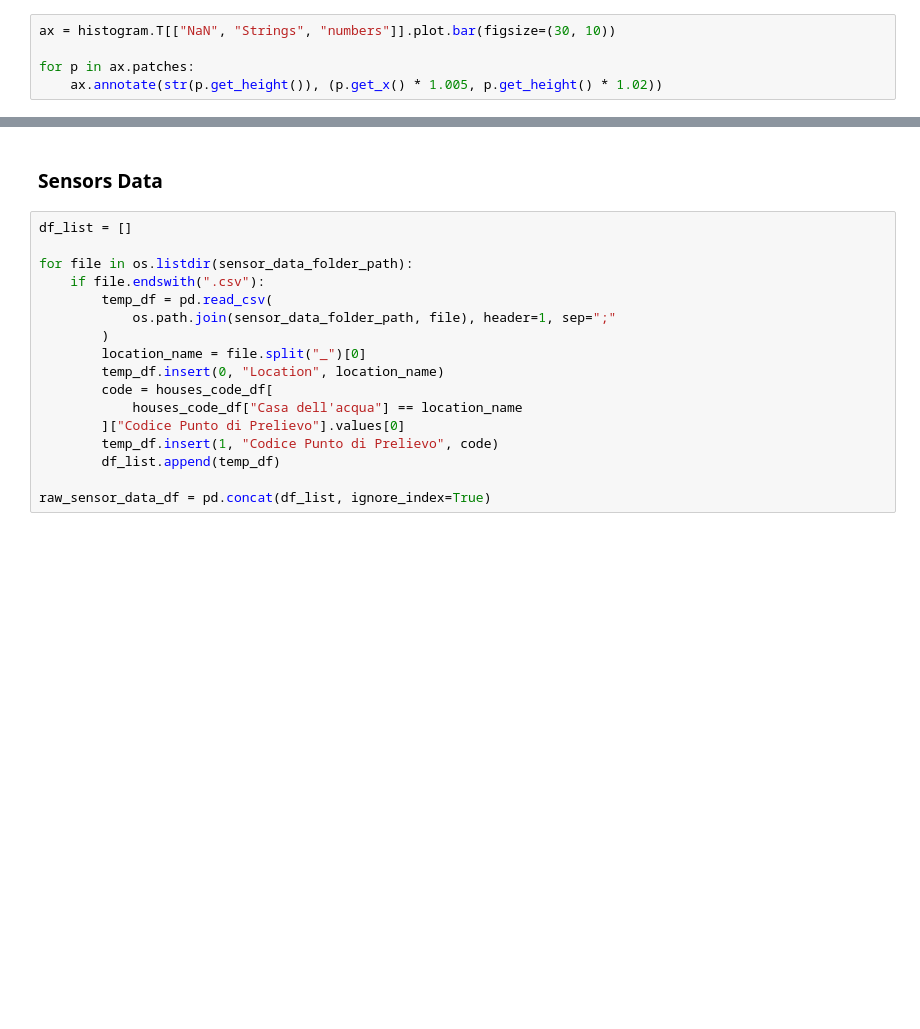
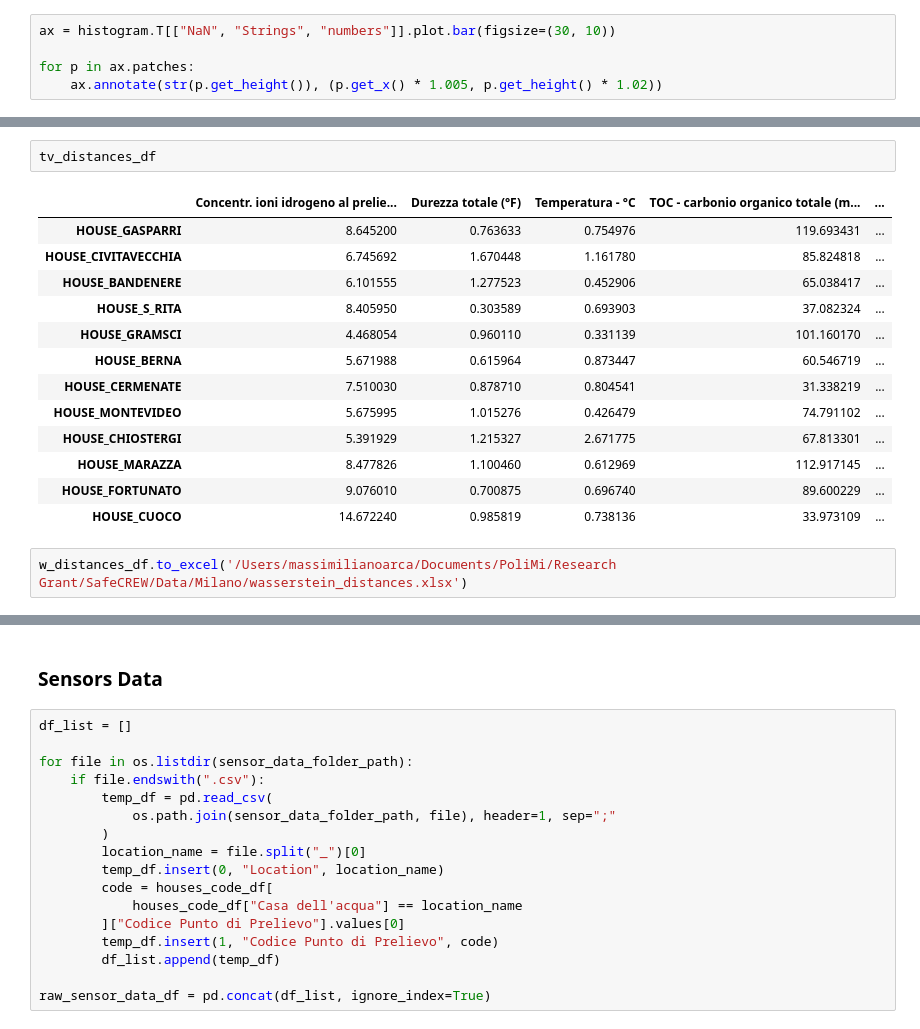
Before and after one commit to MassimilianoArca/SafeCREW, a Jupyter notebook: safecrew/milan/data_analysis/supply_points.ipynb, the cells around one changed output, grey strips where cells are left out. Drawn from its saved outputs; the diff is of its cells as text; blank space fills up the shorter version.

```diff
--- a/safecrew/milan/data_analysis/supply_points.ipynb
+++ b/safecrew/milan/data_analysis/supply_points.ipynb
@@ -169,0 +439,18 @@ for punto in grab_samples_df["Codice punto di prelievo"].unique():
+# %%
+tv_distances_df
+# %% [output]
+|  | Concentr. ioni idrogeno al prelie... | Durezza totale (°F) | Temperatura - °C | TOC - carbonio organico totale (m... | ... |
+| HOUSE_GASPARRI | 8.645200 | 0.763633 | 0.754976 | 119.693431 | ... |
+| HOUSE_CIVITAVECCHIA | 6.745692 | 1.670448 | 1.161780 | 85.824818 | ... |
+| HOUSE_BANDENERE | 6.101555 | 1.277523 | 0.452906 | 65.038417 | ... |
+| HOUSE_S_RITA | 8.405950 | 0.303589 | 0.693903 | 37.082324 | ... |
+| HOUSE_GRAMSCI | 4.468054 | 0.960110 | 0.331139 | 101.160170 | ... |
+| HOUSE_BERNA | 5.671988 | 0.615964 | 0.873447 | 60.546719 | ... |
+| HOUSE_CERMENATE | 7.510030 | 0.878710 | 0.804541 | 31.338219 | ... |
+| HOUSE_MONTEVIDEO | 5.675995 | 1.015276 | 0.426479 | 74.791102 | ... |
+| HOUSE_CHIOSTERGI | 5.391929 | 1.215327 | 2.671775 | 67.813301 | ... |
+| HOUSE_MARAZZA | 8.477826 | 1.100460 | 0.612969 | 112.917145 | ... |
+| HOUSE_FORTUNATO | 9.076010 | 0.700875 | 0.696740 | 89.600229 | ... |
+| HOUSE_CUOCO | 14.672240 | 0.985819 | 0.738136 | 33.973109 | ... |
+# %%
+w_distances_df.to_excel('/Users/massimilianoarca/Documents/PoliMi/Research Grant/SafeCREW/Data/Milano/wasserstein_distances.xlsx')
```
Also changed, not shown: parts of 37 cells of this notebook, 5 other files.
